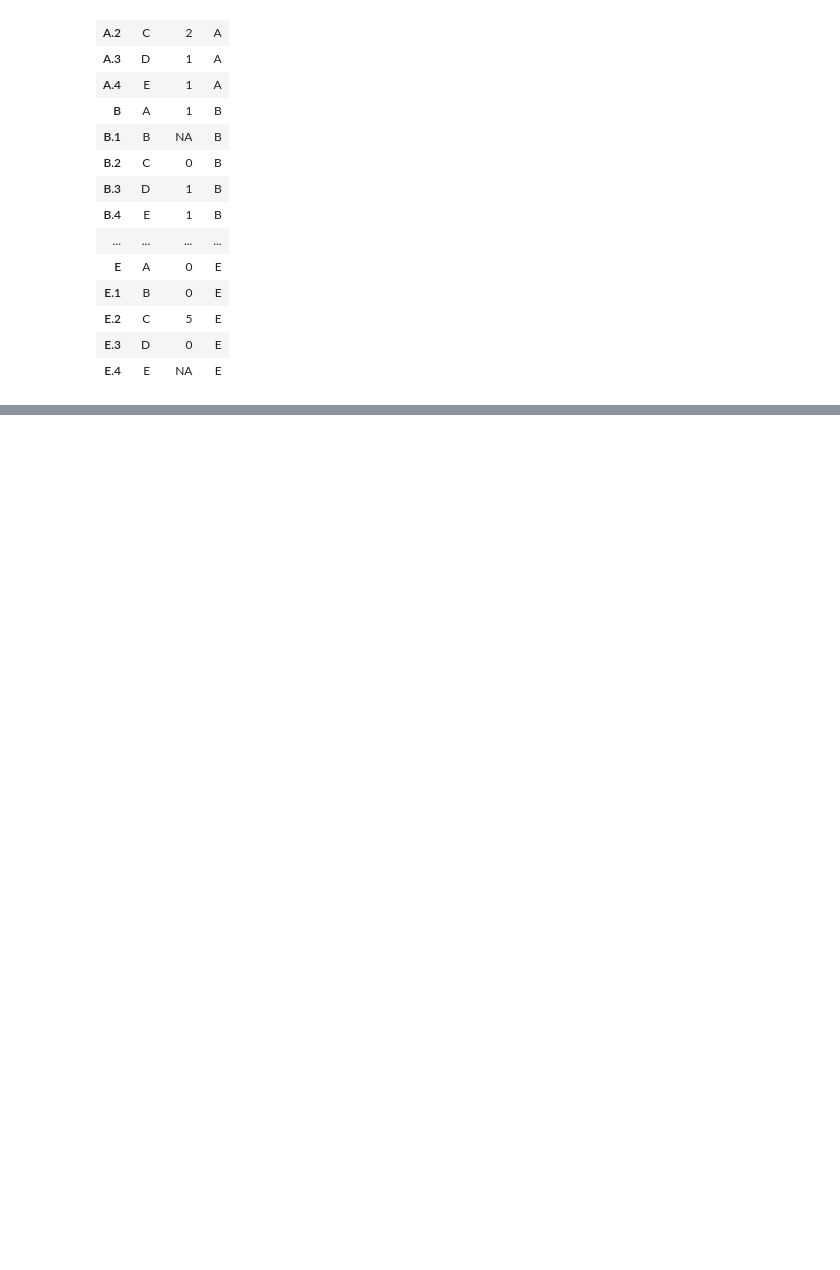
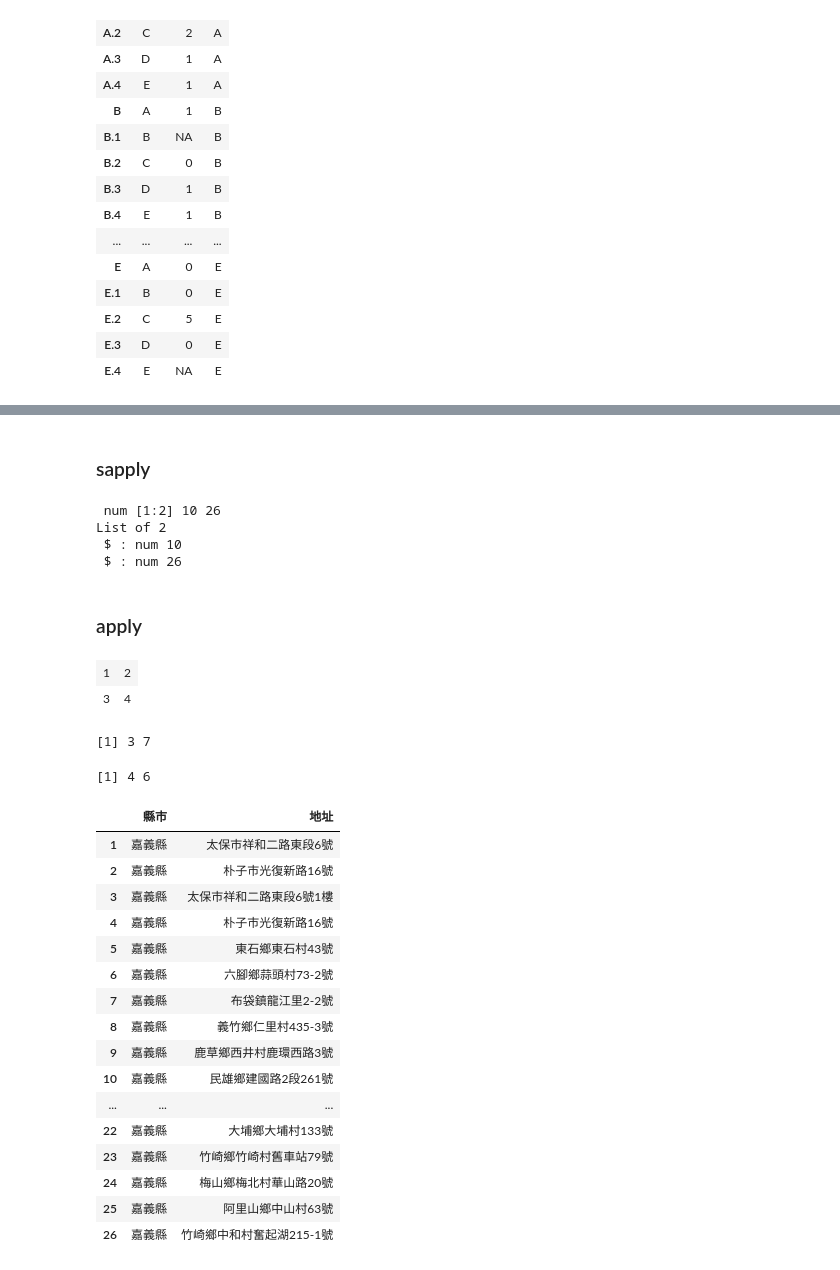
Before and after one commit to chho33/iii-R201603, a Jupyter notebook: R-20160303.ipynb, the cells around one changed output, grey strips where cells are left out. Drawn from its saved outputs; the diff is of its cells as text; code cells hidden in the pictures; blank space fills up the shorter version.

```diff
--- a/R-20160303.ipynb
+++ b/R-20160303.ipynb
@@ -234,0 +267,44 @@ Using V3 as value column.  Use the value argument to cast to override this choic
+# %% [markdown]
+### sapply
+# %%
+x = list(c(1,2,3,4), c(5,6,7,8))
+str(sapply(x, sum))
+str(lapply(x,sum))
+# %% [output]
+ num [1:2] 10 26
+List of 2
+ $ : num 10
+ $ : num 26
+# %% [markdown]
+### apply
+# %%
+m = matrix(1:4, byrow=TRUE, nrow=2)
+m
+apply(m,MARGIN = 1,sum)
+apply(m,MARGIN = 2,sum)
+address = read.csv('~/Desktop/tmp/tutorial/R/github/iii-R201603/data/fireagency.csv',
+                   header=TRUE)[2:3]
+address
+apply(address,1,paste,collapse = )
+# %% [output]
+| 1 | 2 |
+| 3 | 4 |
+[1] 3 7
+[1] 4 6
+|  | 縣市 | 地址 |
+| 1 | 嘉義縣 | 太保市祥和二路東段6號 |
+| 2 | 嘉義縣 | 朴子市光復新路16號 |
+| 3 | 嘉義縣 | 太保市祥和二路東段6號1樓 |
+| 4 | 嘉義縣 | 朴子市光復新路16號 |
+| 5 | 嘉義縣 | 東石鄉東石村43號 |
+| 6 | 嘉義縣 | 六腳鄉蒜頭村73-2號 |
+| 7 | 嘉義縣 | 布袋鎮龍江里2-2號 |
+| 8 | 嘉義縣 | 義竹鄉仁里村435-3號 |
+| 9 | 嘉義縣 | 鹿草鄉西井村鹿環西路3號 |
+| 10 | 嘉義縣 | 民雄鄉建國路2段261號 |
+| ... | ... | ... |
+| 22 | 嘉義縣 | 大埔鄉大埔村133號 |
+| 23 | 嘉義縣 | 竹崎鄉竹崎村舊車站79號 |
+| 24 | 嘉義縣 | 梅山鄉梅北村華山路20號 |
+| 25 | 嘉義縣 | 阿里山鄉中山村63號 |
+| 26 | 嘉義縣 | 竹崎鄉中和村奮起湖215-1號 |
```
Also changed, not shown: parts of 5 cells of this notebook.
